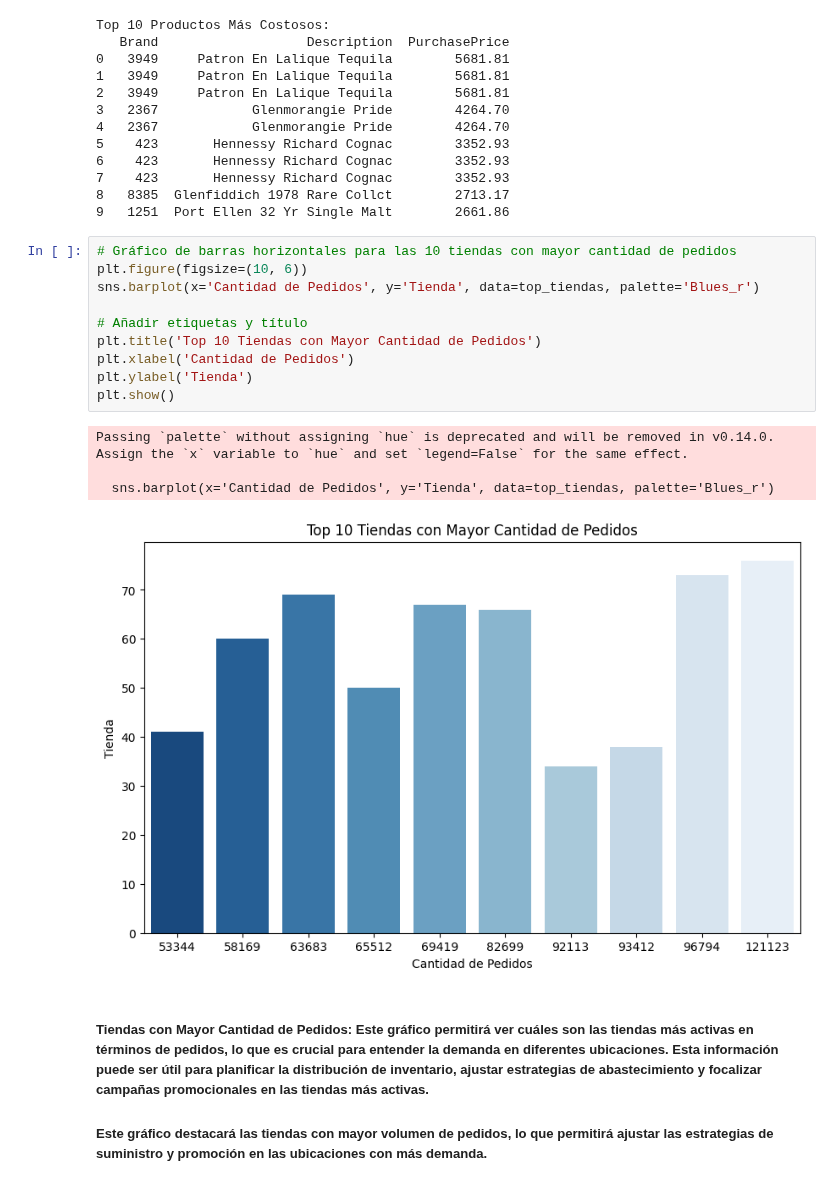
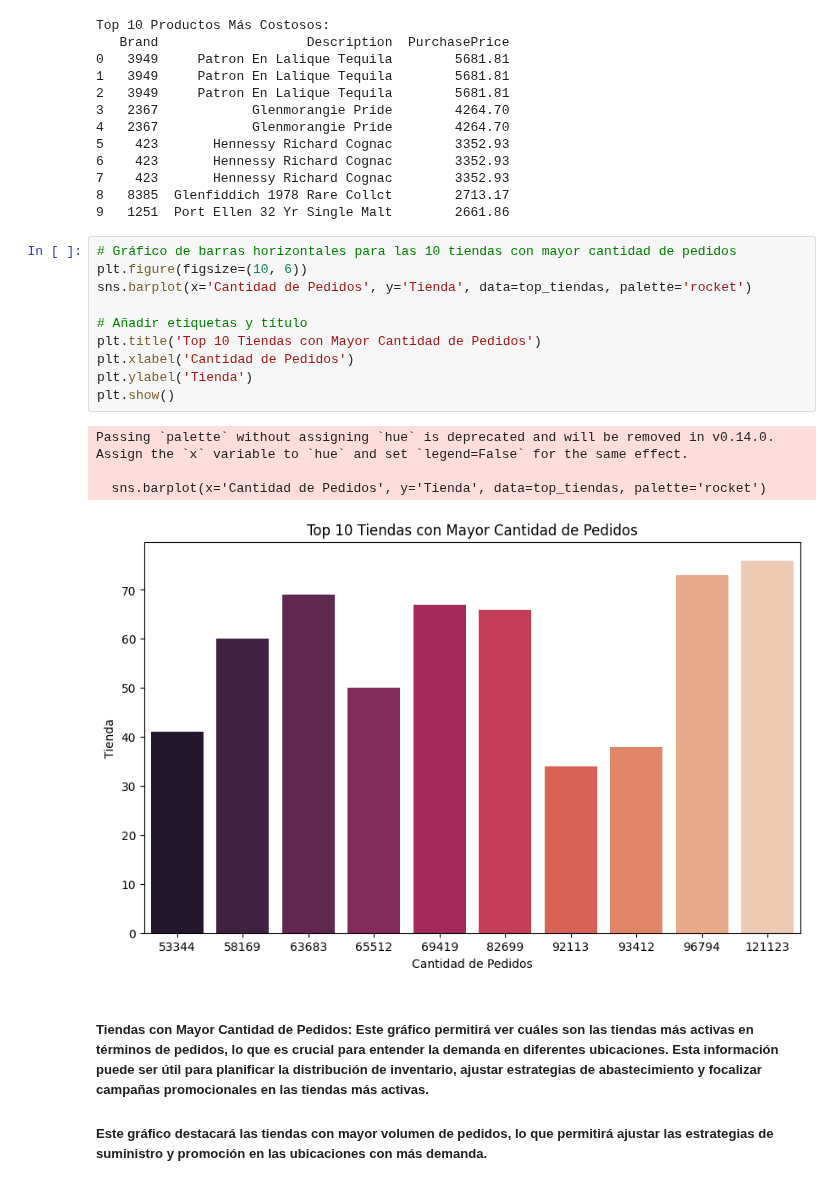
Before and after one commit to danipars/Analisis_Inventario_Distribuidora_Licores_AMCDrinks, a Jupyter notebook: EDA/ComprasFinalDetalle.ipynb, the cells around one changed output. Cells and saved outputs as stored; diff of their text form.

```diff
--- a/EDA/ComprasFinalDetalle.ipynb
+++ b/EDA/ComprasFinalDetalle.ipynb
@@ -494,18 +494,18 @@ Top 10 Productos Más Costosos:
 # %%
 # Gráfico de barras horizontales para las 10 tiendas con mayor cantidad de pedidos
 plt.figure(figsize=(10, 6))
-sns.barplot(x='Cantidad de Pedidos', y='Tienda', data=top_tiendas, palette='Blues_r')
+sns.barplot(x='Cantidad de Pedidos', y='Tienda', data=top_tiendas, palette='rocket')
 
 # Añadir etiquetas y título
 plt.title('Top 10 Tiendas con Mayor Cantidad de Pedidos')
 plt.xlabel('Cantidad de Pedidos')
 plt.ylabel('Tienda')
 plt.show()
 # %% [output]
 Passing `palette` without assigning `hue` is deprecated and will be removed in v0.14.0. Assign the `x` variable to `hue` and set `legend=False` for the same effect.
 
-  sns.barplot(x='Cantidad de Pedidos', y='Tienda', data=top_tiendas, palette='Blues_r')
+  sns.barplot(x='Cantidad de Pedidos', y='Tienda', data=top_tiendas, palette='rocket')
-[figure, old version]
+[figure, new version]
 # %% [markdown]
 ##### Tiendas con Mayor Cantidad de Pedidos: Este gráfico permitirá ver cuáles son las tiendas más activas en términos de pedidos, lo que es crucial para entender la demanda en diferentes ubicaciones. Esta información puede ser útil para planificar la distribución de inventario, ajustar estrategias de abastecimiento y focalizar campañas promocionales en las tiendas más activas.
 ##### Este gráfico destacará las tiendas con mayor volumen de pedidos, lo que permitirá ajustar las estrategias de suministro y promoción en las ubicaciones con más demanda.
```
Also changed, not shown: parts of 3 cells of this notebook.
